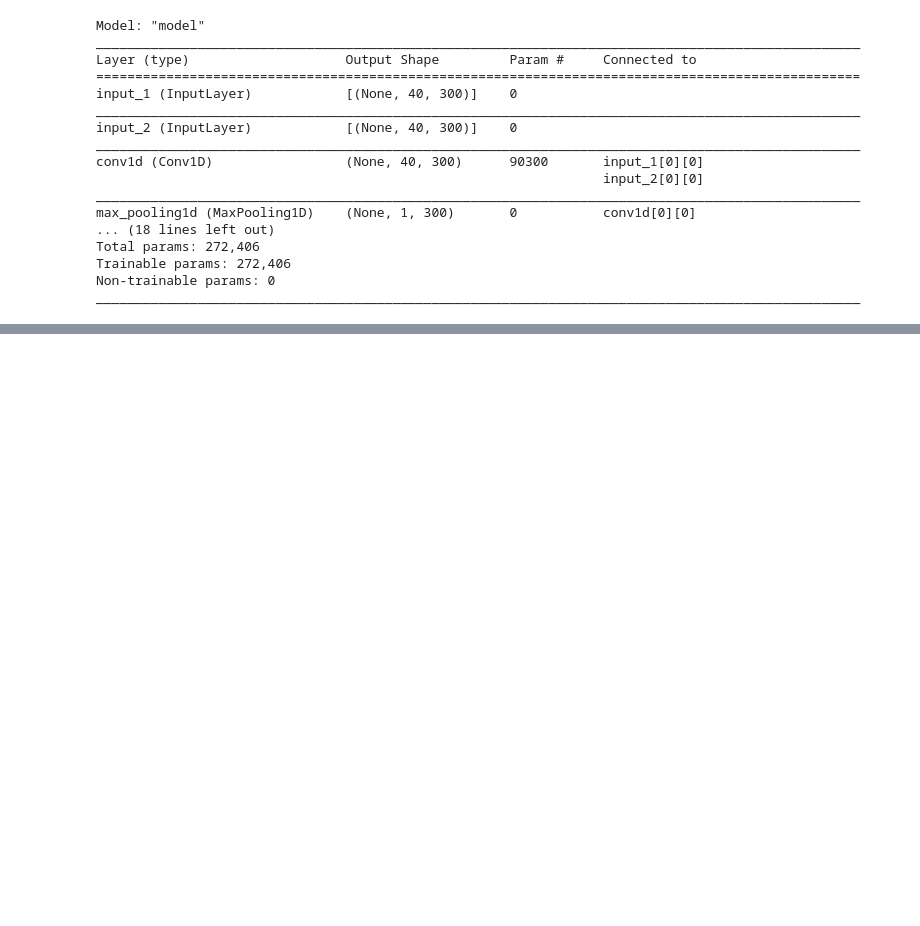
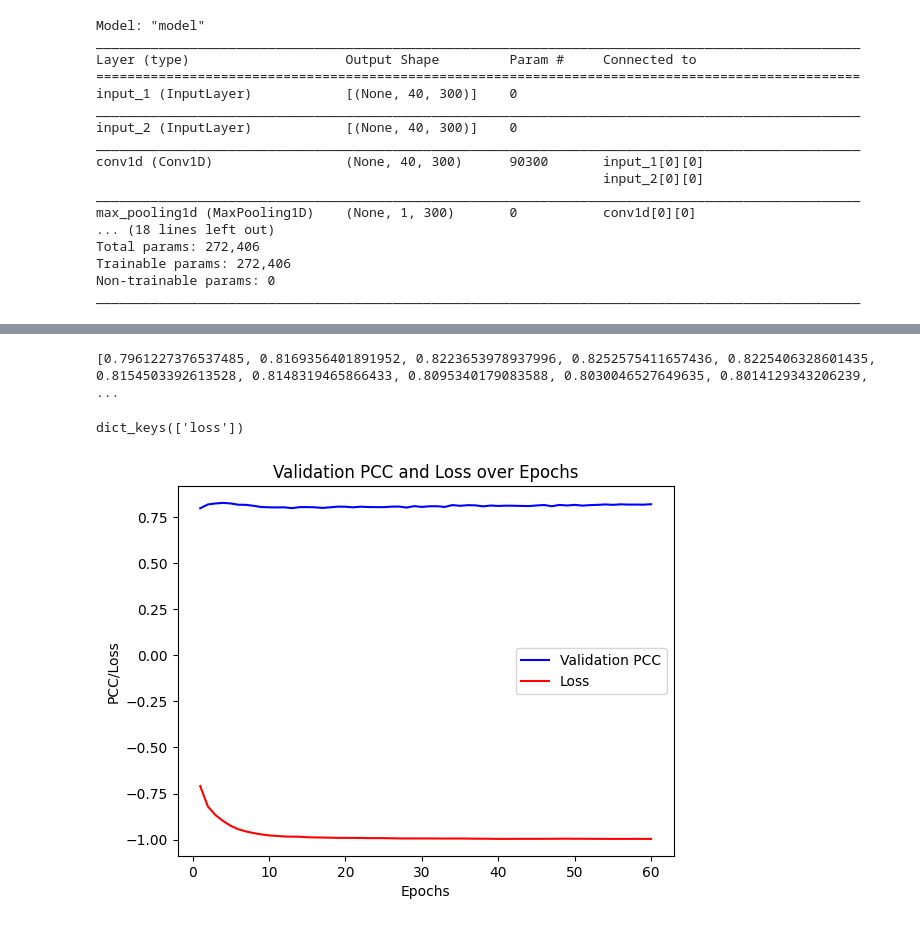
Before and after one commit to lakshmanpadigala/Team_KLM_STS, a Jupyter notebook: codes/STS_CNN.ipynb, the cells around one changed output, grey strips where cells are left out. Cells and saved outputs as stored; diff of their text form; code cells hidden in the pictures; blank space fills up the shorter version.

```diff
--- a/codes/STS_CNN.ipynb
+++ b/codes/STS_CNN.ipynb
@@ -309,0 +318,35 @@ Validation PCC: 0.825917617858873
+# %%
+import re
+
+# Open the text file
+with open('/content/Epoch_english.txt', 'r') as file:
+    text = file.read()
+
+# Use regular expressions to extract the validation PCC values
+pcc_values = re.findall(r'Validation PCC: (\d\.\d+)', text)
+pcc_values = [float(x) for x in pcc_values]
+print(pcc_values)
+# %% [output]
+[0.7961227376537485, 0.8169356401891952, 0.8223653978937996, 0.8252575411657436, 0.8225406328601435, 0.8154503392613528, 0.8148319465866433, 0.8095340179083588, 0.8030046527649635, 0.8014129343206239, ...
+# %%
+history.history.keys()
+# %% [output]
+dict_keys(['loss'])
+# %%
+import matplotlib.pyplot as plt
+
+# Extract the validation PCC and loss from the history variable
+# val_pcc = history.history['Validation PCC']
+loss = history.history['loss']
+
+# Plot the validation PCC and loss over epochs
+epochs = range(1, len(loss) + 1)
+plt.plot(epochs, pcc_values, 'b', label='Validation PCC')
+plt.plot(epochs, loss, 'r', label='Loss')
+plt.title('Validation PCC and Loss over Epochs')
+plt.xlabel('Epochs')
+plt.ylabel('PCC/Loss')
+plt.legend()
+plt.show()
+# %% [output]
+[figure, added]
```
Also changed, not shown: parts of 9 cells of this notebook, 5 other files.
